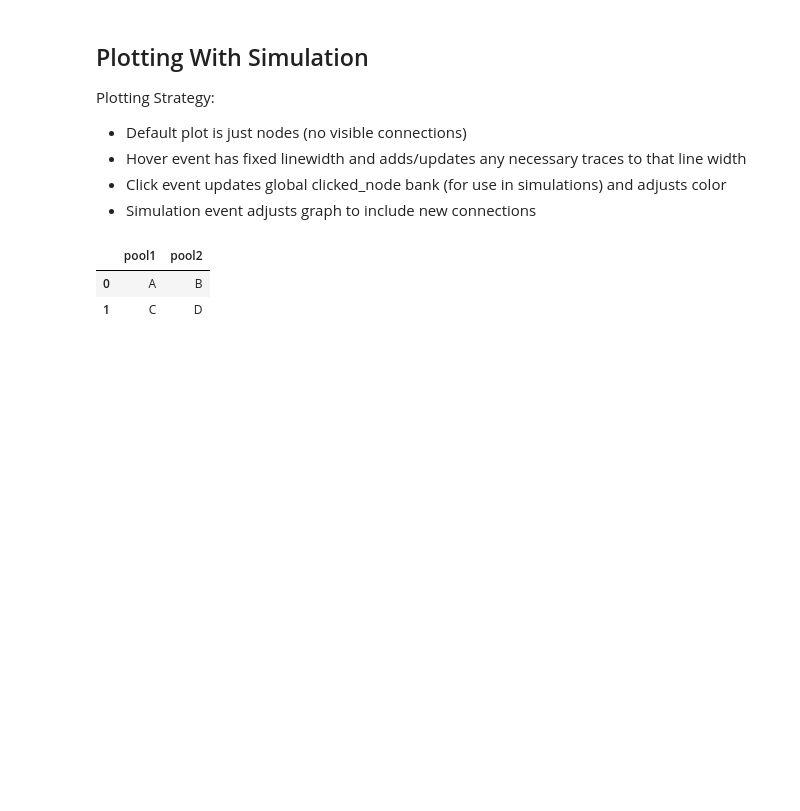
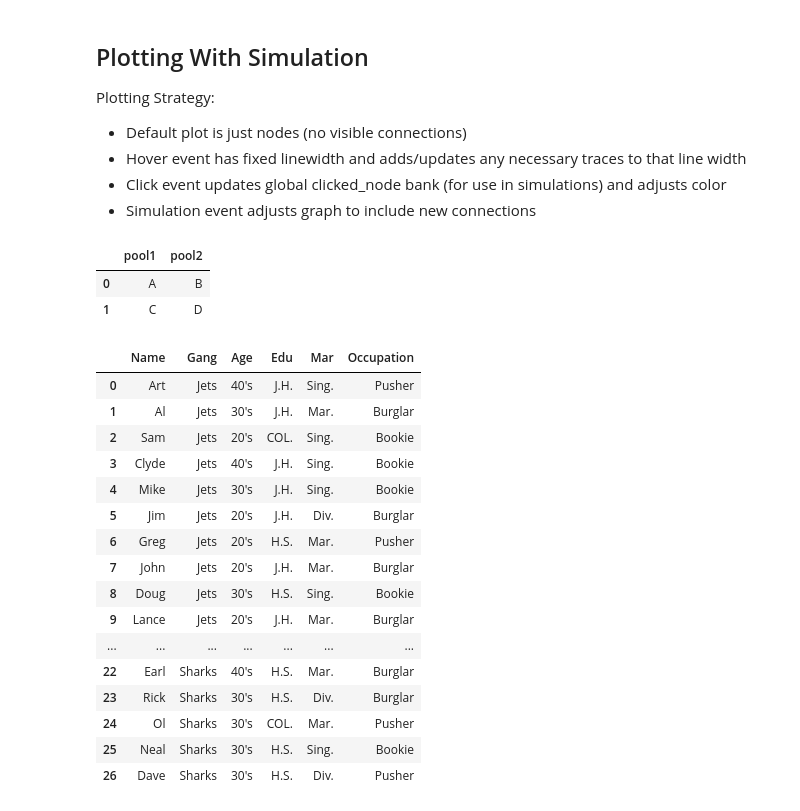
Before and after one commit to SimoneRitt/IACModel_CCM, a Jupyter notebook: Testing_Notebooks/Simulation_Testing.ipynb, the cells around one changed output. Drawn from its saved outputs; the diff is of its cells as text; code cells hidden in the pictures; blank space fills up the shorter version.

```diff
--- a/Testing_Notebooks/Simulation_Testing.ipynb
+++ b/Testing_Notebooks/Simulation_Testing.ipynb
@@ -269,5 +382,26 @@ df
 |  | pool1 | pool2 |
 | 0 | A | B |
 | 1 | C | D |
+# %%
+df = pd.read_csv('../data/jets_sharks.csv')
+df
+# %% [output]
+|  | Name | Gang | Age | Edu | Mar | Occupation |
+| 0 | Art | Jets | 40's | J.H. | Sing. | Pusher |
+| 1 | Al | Jets | 30's | J.H. | Mar. | Burglar |
+| 2 | Sam | Jets | 20's | COL. | Sing. | Bookie |
+| 3 | Clyde | Jets | 40's | J.H. | Sing. | Bookie |
+| 4 | Mike | Jets | 30's | J.H. | Sing. | Bookie |
+| 5 | Jim | Jets | 20's | J.H. | Div. | Burglar |
+| 6 | Greg | Jets | 20's | H.S. | Mar. | Pusher |
+| 7 | John | Jets | 20's | J.H. | Mar. | Burglar |
+| 8 | Doug | Jets | 30's | H.S. | Sing. | Bookie |
+| 9 | Lance | Jets | 20's | J.H. | Mar. | Burglar |
+| ... | ... | ... | ... | ... | ... | ... |
+| 22 | Earl | Sharks | 40's | H.S. | Mar. | Burglar |
+| 23 | Rick | Sharks | 30's | H.S. | Div. | Burglar |
+| 24 | Ol | Sharks | 30's | COL. | Mar. | Pusher |
+| 25 | Neal | Sharks | 30's | H.S. | Sing. | Bookie |
+| 26 | Dave | Sharks | 30's | H.S. | Div. | Pusher |
 # %%
 # Function to create the plot
```
Also changed, not shown: parts of 12 cells of this notebook, 6 other files.
